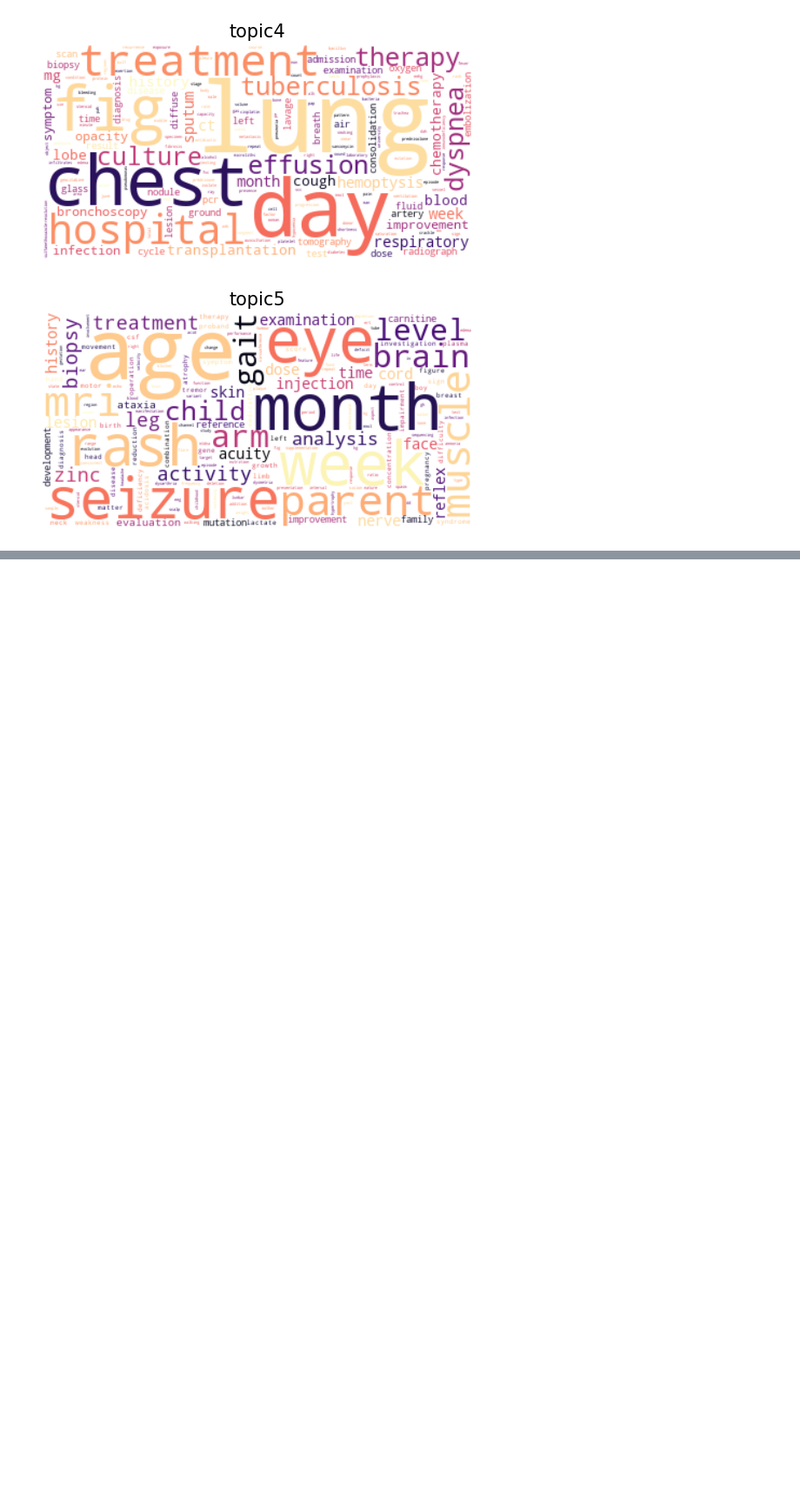
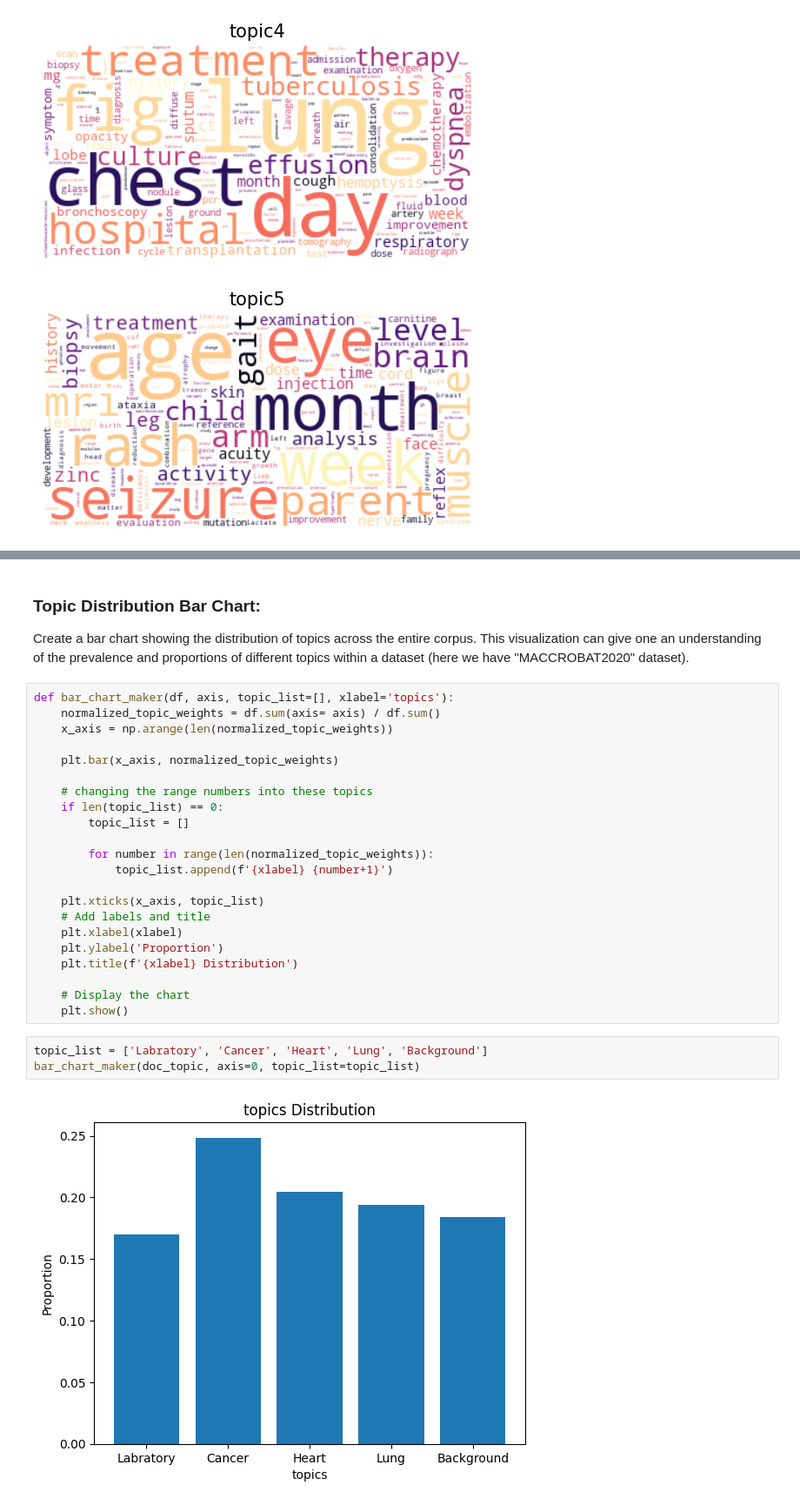
Before and after one commit to hooman-b/Machine_learning_assignments, a Jupyter notebook: Unsupervised_Learning/Second_Assignment/tutorial_clustering_words.ipynb, the cells around one changed output, grey strips where cells are left out. Shown: that part at 87% size. Drawn from its saved outputs; the diff is of its cells as text; blank space fills up the shorter version.

Commit message:
add doc-topic barchart

```diff
--- a/Unsupervised_Learning/Second_Assignment/tutorial_clustering_words.ipynb
+++ b/Unsupervised_Learning/Second_Assignment/tutorial_clustering_words.ipynb
@@ -335,0 +339,31 @@ E) topic5: Personal Information
+# %% [markdown]
+
+### Topic Distribution Bar Chart:
+Create a bar chart showing the distribution of topics across the entire corpus. This visualization can give one an understanding of the prevalence and proportions of different topics within a dataset (here we have "MACCROBAT2020" dataset).
+# %%
+def bar_chart_maker(df, axis, topic_list=[], xlabel='topics'):
+    normalized_topic_weights = df.sum(axis= axis) / df.sum()
+    x_axis = np.arange(len(normalized_topic_weights))
+
+    plt.bar(x_axis, normalized_topic_weights)
+
+    # changing the range numbers into these topics
+    if len(topic_list) == 0:
+        topic_list = []
+
+        for number in range(len(normalized_topic_weights)):
+            topic_list.append(f'{xlabel} {number+1}')
+
+    plt.xticks(x_axis, topic_list)
+    # Add labels and title
+    plt.xlabel(xlabel)
+    plt.ylabel('Proportion')
+    plt.title(f'{xlabel} Distribution')
+
+    # Display the chart
+    plt.show()
+# %%
+topic_list = ['Labratory', 'Cancer', 'Heart', 'Lung', 'Background']
+bar_chart_maker(doc_topic, axis=0, topic_list=topic_list)
+# %% [output]
+[figure, added]
```
Also changed, not shown: parts of 2 cells of this notebook.
